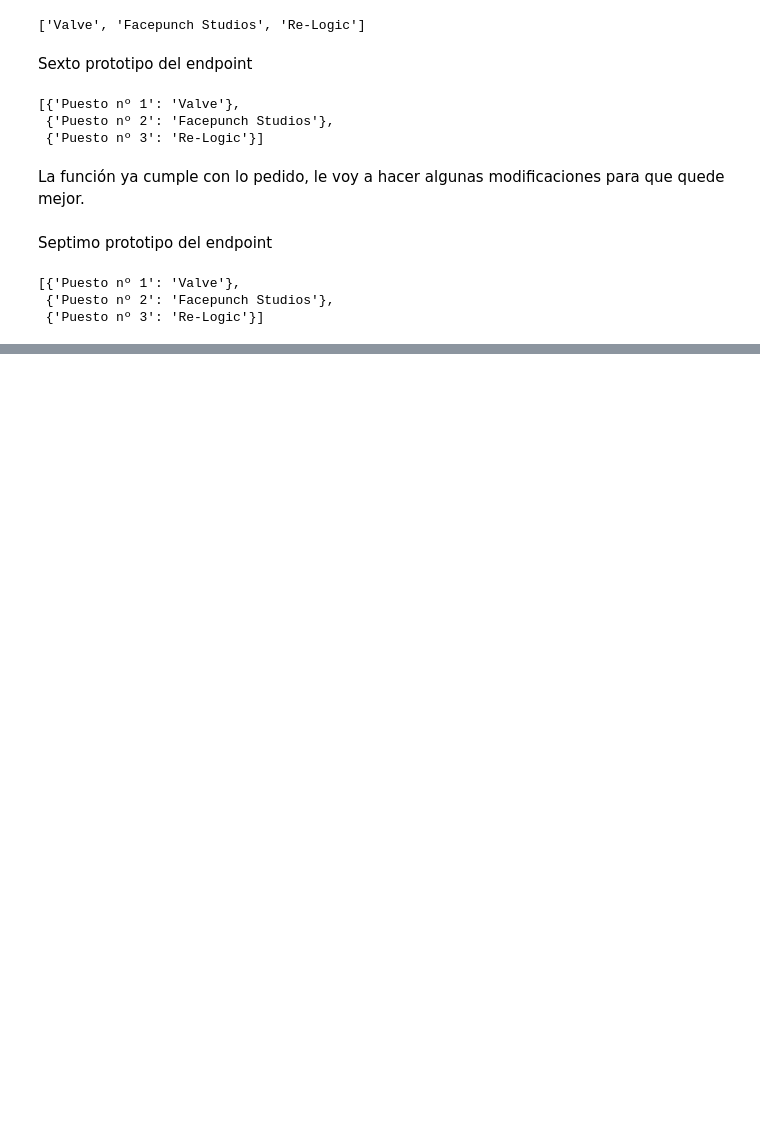
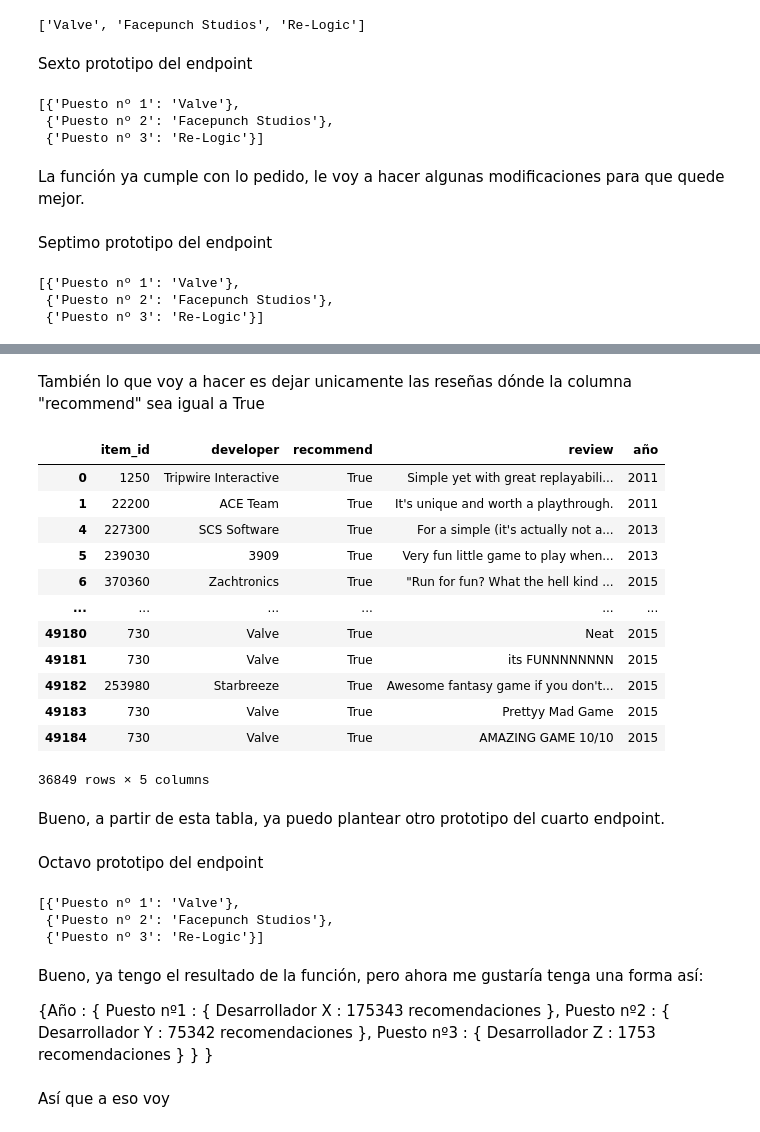
Before and after one commit to Tagliaferro22/steam-games, a Jupyter notebook: endpoints/endpoint_4.ipynb, the cells around one changed output, grey strips where cells are left out. Cells and saved outputs as stored; diff of their text form; code cells hidden in the pictures; blank space fills up the shorter version.

Commit message:
Optimizando 4º endpoint

```diff
--- a/endpoints/endpoint_4.ipynb
+++ b/endpoints/endpoint_4.ipynb
@@ -507,0 +571,71 @@ mejor_desarrollador_del_año(2013) # Me devuelve lo mismo, pero de forma mucho m
+# %% [markdown]
+También lo que voy a hacer es dejar unicamente las reseñas dónde la columna "recommend" sea igual a True
+# %%
+desarrolladores_y_reseñas = desarrolladores_y_reseñas[desarrolladores_y_reseñas["recommend"] == True]
+desarrolladores_y_reseñas
+# %% [output]
+|  | item_id | developer | recommend | review | año |
+| 0 | 1250 | Tripwire Interactive | True | Simple yet with great replayabili... | 2011 |
+| 1 | 22200 | ACE Team | True | It's unique and worth a playthrough. | 2011 |
+| 4 | 227300 | SCS Software | True | For a simple (it's actually not a... | 2013 |
+| 5 | 239030 | 3909 | True | Very fun little game to play when... | 2013 |
+| 6 | 370360 | Zachtronics | True | "Run for fun? What the hell kind ... | 2015 |
+| ... | ... | ... | ... | ... | ... |
+| 49180 | 730 | Valve | True | Neat | 2015 |
+| 49181 | 730 | Valve | True | its FUNNNNNNNN | 2015 |
+| 49182 | 253980 | Starbreeze | True | Awesome fantasy game if you don't... | 2015 |
+| 49183 | 730 | Valve | True | Prettyy Mad Game | 2015 |
+| 49184 | 730 | Valve | True | AMAZING GAME 10/10 | 2015 |
+36849 rows × 5 columns
+# %% [markdown]
+Bueno, a partir de esta tabla, ya puedo plantear otro prototipo del cuarto endpoint.
+# %% [markdown]
+Octavo prototipo del endpoint
+# %%
+def mejor_desarrollador_del_año(año):
+    """
+    En este octavo prototipo, voy a ingresar un año a la función, y me va a devolver una lista de diccionarios con los top 3 desarrolladores
+    """
+    try:
+        lista_retorno = [] # Creación de una lista que va almacenar los datos de salida de la función
+
+        año_int = int(año) # Chequeo si lo ingresado a la función es un número transformable a entero, en caso de que lo sea, lo almaceno en la variable año_int
+
+        reseñas_del_año_dado = desarrolladores_y_reseñas[desarrolladores_y_reseñas["año"] == año_int] # Filtro el dataframe de reseñas con el año dado y con recommend == True
+
+        desarrolladores_top = reseñas_del_año_dado["developer"].value_counts().nlargest(3) # Cuento las reseñas positivas de cada desarrollador y se guardan unicamente los 3 desarrolladores con más reseñas
+
+        puesto = 1
+
+        for desarrollador in desarrolladores_top.index: # Por cada desarrollador del top 3 de desarrolladores únicos...
+
+            diccionario_temporal = {} # Se crea un diccionario temporal
+            diccionario_temporal[f"Puesto nº {puesto}"] = desarrollador # Que va a tener cómo clave el puesto del desarrollador, empezando por el 1 y terminando en el 3
+            puesto += 1 # Se aumenta la variable creada previamente en una unidad
+            lista_retorno.append(diccionario_temporal) # Se agrega a la lista de salida el diccionario creado previamente
+        return lista_retorno
+    except Exception as e:
+        return e
+
+mejor_desarrollador_del_año(2013) # Me devuelve lo mismo, pero de forma optimizada
+# %% [output]
+[{'Puesto nº 1': 'Valve'},
+ {'Puesto nº 2': 'Facepunch Studios'},
+ {'Puesto nº 3': 'Re-Logic'}]
+# %% [markdown]
+Bueno, ya tengo el resultado de la función, pero ahora me gustaría tenga una forma así:
+
+{Año : {
+    Puesto nº1 : {
+        Desarrollador X : 175343 recomendaciones
+    },
+    Puesto nº2 : {
+        Desarrollador Y : 75342 recomendaciones
+    },
+    Puesto nº3 : {
+        Desarrollador Z : 1753 recomendaciones
+    }
+}
+}
+# %% [markdown]
+Así que a eso voy
```
Also changed, not shown: parts of 10 cells of this notebook, 1 other file.
